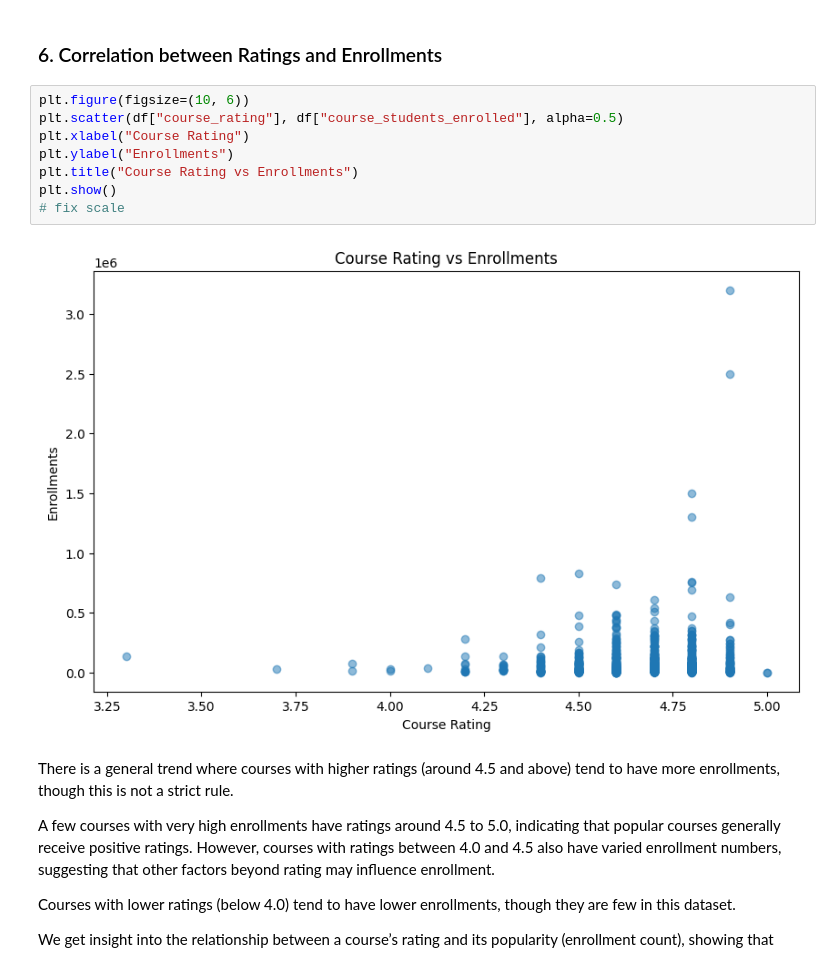
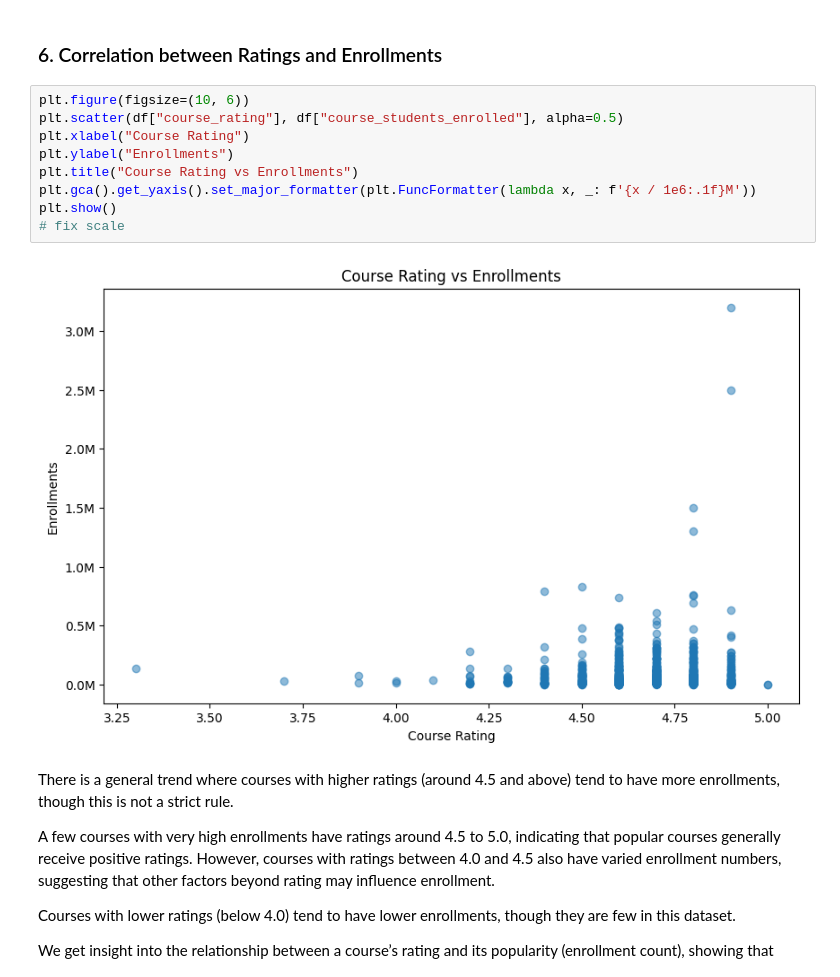
Before and after one commit to bondpapi/Coursera-Courses-Analysis, a Jupyter notebook: coursera_courses.ipynb, the cells around one changed output. Cells and saved outputs as stored; diff of their text form.

```diff
--- a/coursera_courses.ipynb
+++ b/coursera_courses.ipynb
@@ -506,13 +506,14 @@ We get a quick comparison of the rating distributions across different certifica
 # %%
 plt.figure(figsize=(10, 6))
 plt.scatter(df["course_rating"], df["course_students_enrolled"], alpha=0.5)
 plt.xlabel("Course Rating")
 plt.ylabel("Enrollments")
 plt.title("Course Rating vs Enrollments")
+plt.gca().get_yaxis().set_major_formatter(plt.FuncFormatter(lambda x, _: f'{x / 1e6:.1f}M'))
 plt.show()
 # fix scale
 # %% [output]
-[figure, old version]
+[figure, new version]
 # %% [markdown]
 There is a general trend where courses with higher ratings (around 4.5 and above) tend to have more enrollments, though this is not a strict rule.
 
```
